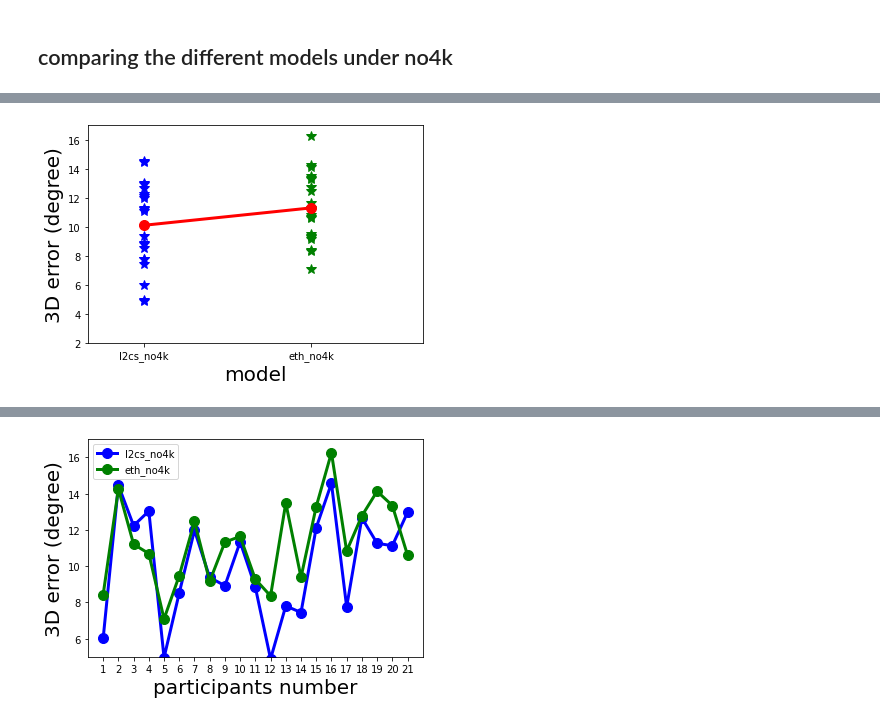
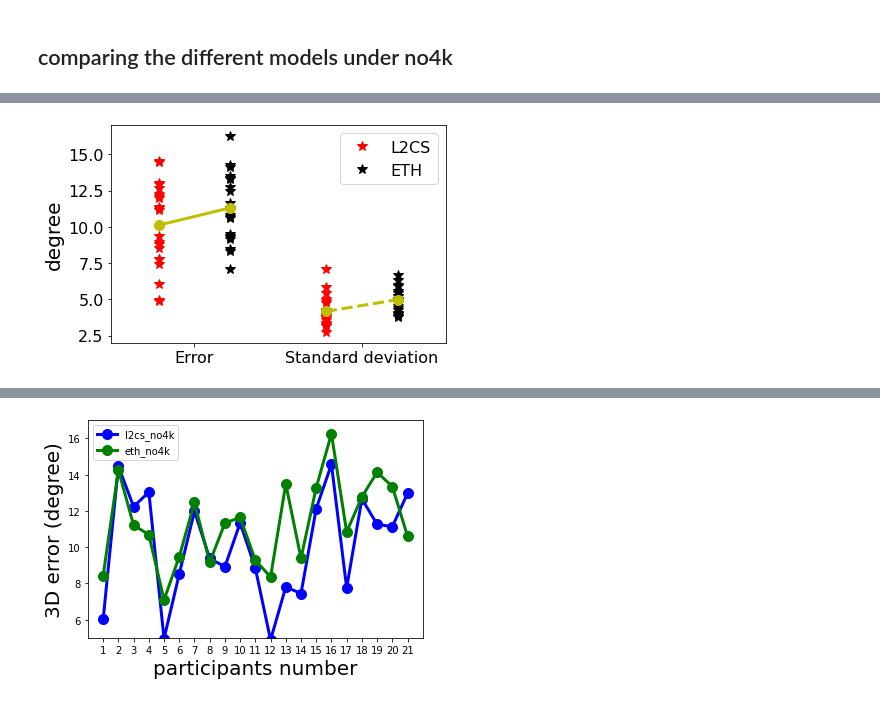
Before and after one commit to LinReseach/calibration-experiment, a Jupyter notebook: Analysis/analyze.ipynb, the cells around one changed output, grey strips where cells are left out. Drawn from its saved outputs; the diff is of its cells as text; code cells hidden in the pictures.

```diff
--- a/Analysis/analyze.ipynb
+++ b/Analysis/analyze.ipynb
@@ -652,7 +843,7 @@ import re
 import pandas as pd
 filename='/Users/chenglinlin/ownCloud/BETA_AI_Gaze_Estimation_in_Human-Robot_Interaction (Projectfolder)/analized_data/analysis_dataset_neweth.csv'
 df=pd.read_csv(filename)
-df=df[(df['4k']==False)&(df['person_ID']!=22)&(df['corrResp']==True)&(df['error_eth']<30)&(df['error_l2cs']<30)]
+df=df[(df['person_ID']!=22)&(df['corrResp']==True)&(df['error_eth']<30)&(df['error_l2cs']<30)]
 # %%
 x=df['Dot_xy'].str.split(',').iloc[0]
 float(x[1].replace(']', ''))
@@ -735,30 +972,39 @@ plt.show()
 # %%
+plt.rcParams['font.size'] = 16
 #plt.plot(x,df['error_l2cs'],'ro--',linewidth=3, markersize=12,label = 'l2cs_no4k')
 import matplotlib.pyplot as plt
 import numpy as np
-x1 = np.array([2]*21)
-x2 = np.array([5]*21)
+x1 = np.array([1]*21)
+x2 = np.array([2.5]*21)
+
+x3 = np.array([4.5]*21)
+x4 = np.array([6]*21)
 x1
 my1_xticks = ['error_l2cs']*21
 my2_xticks = ['error_eth']*21
 # plt.xticks(x1, my1_xticks)
 # plt.xticks(x2, my2_xticks)
 # plt.xticks([2,5], ['1','2'])
-plt.plot(x1,dfp['error_l2cs'],'b*',linewidth=3, markersize=10,label = 'l2cs_no4k')
-plt.plot(x2,dfp['error_eth'],'g*',linewidth=3, markersize=10,label = 'eth_no4k')
-plt.plot([2,5],[dfp['error_l2cs'].mean(),dfp['error_eth'].mean()],'ro-',linewidth=3, markersize=10,label = 'l2cs_4k')
+plt.plot(x1,dfpno4k['error_l2cs'],'r*',linewidth=3, markersize=10,label = 'L2CS')
+plt.plot(x2,dfpno4k['error_eth'],'k*',linewidth=3, markersize=10,label = 'ETH')
+plt.legend()
+plt.plot(x3,dfpno4k2['error_l2cs'],'r*',linewidth=3, markersize=10,label = 'L2CS')
+plt.plot(x4,dfpno4k2['error_eth'],'k*',linewidth=3, markersize=10,label = 'ETH')
+plt.plot([1,2.5],[dfpno4k['error_l2cs'].mean(),dfpno4k['error_eth'].mean()],'yo-',linewidth=3, markersize=10,label = 'l2cs_4k')
+plt.plot([4.5,6],[dfpno4k2['error_l2cs'].mean(),dfpno4k2['error_eth'].mean()],'yo--',linewidth=3, markersize=10,label = 'l2cs_4k')
 # plt.plot(2,dfp['error_l2cs'].mean(),'r*',linewidth=3, markersize=10,label = 'l2cs_no4k')
 # plt.plot(5,dfp['error_eth'].mean(),'ro',linewidth=3, markersize=10,label = 'eth_no4k')
 plt.xticks(range(1,22))
 # plt.xticks(x1, my1_xticks)
 # plt.xticks(x2, my2_xticks)
-plt.xticks([2,5], ['l2cs_no4k','eth_no4k'])
-plt.xlabel("model",fontsize=20)
-plt.ylabel("3D error (degree)",fontsize=20)
+plt.xticks([1,2.5,4.5,6], ['L2CS','ETH','l2cs_4k','eth_4k'])
+plt.xticks([1.75,5.25], ['Error','Standard deviation'])
+#plt.xlabel("Quality",fontsize=20)
+plt.ylabel("degree",fontsize=20)
 #plt.title("average 3D error of 3d of human positions ",fontsize=20)
 #plt.legend()
 plt.ylim((2,17))
-plt.xlim((1,7))
+plt.xlim((0,7))
 plt.show()
 # %% [output]
-[figure, old version]
+[figure, new version]
```
Also changed, not shown: parts of 35 cells of this notebook.
